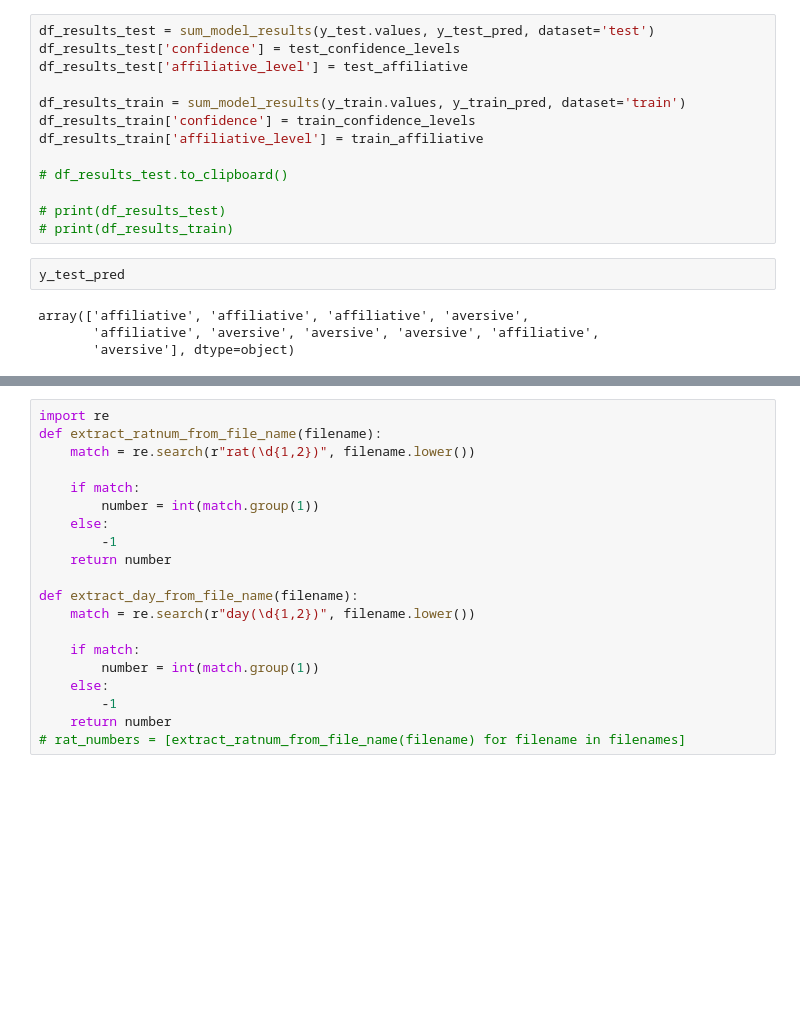
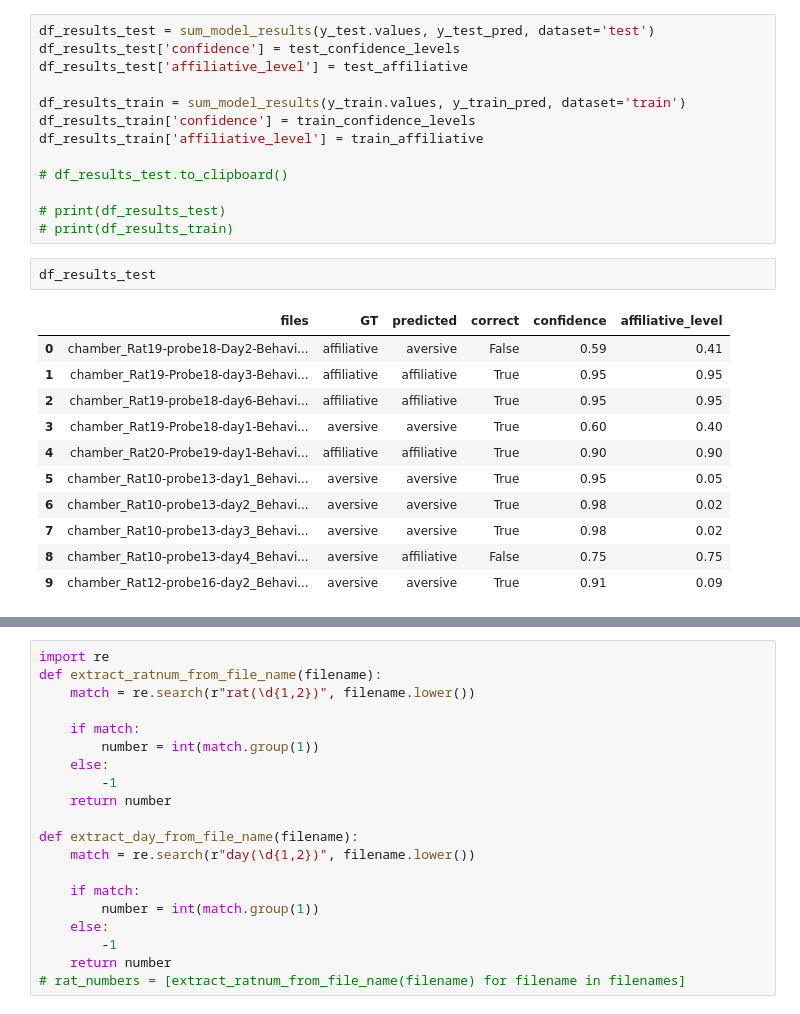
Before and after one commit to gutzcha/social_behavior_electro, a Jupyter notebook: data_organization/python/read_coherence_excel_summary-v2.ipynb, the cells around one changed output, grey strips where cells are left out. Drawn from its saved outputs; the diff is of its cells as text; blank space fills up the shorter version.

```diff
--- a/data_organization/python/read_coherence_excel_summary-v2.ipynb
+++ b/data_organization/python/read_coherence_excel_summary-v2.ipynb
@@ -425,11 +488,19 @@ df_results_train['affiliative_level'] = train_affiliative
 # print(df_results_test)
 # print(df_results_train)
 # %%
-y_test_pred
+df_results_test
 # %% [output]
-array(['affiliative', 'affiliative', 'affiliative', 'aversive',
-       'affiliative', 'aversive', 'aversive', 'aversive', 'affiliative',
-       'aversive'], dtype=object)
+|  | files | GT | predicted | correct | confidence | affiliative_level |
+| 0 | chamber_Rat19-probe18-Day2-Behavi... | affiliative | aversive | False | 0.59 | 0.41 |
+| 1 | chamber_Rat19-Probe18-day3-Behavi... | affiliative | affiliative | True | 0.95 | 0.95 |
+| 2 | chamber_Rat19-probe18-day6-Behavi... | affiliative | affiliative | True | 0.95 | 0.95 |
+| 3 | chamber_Rat19-Probe18-day1-Behavi... | aversive | aversive | True | 0.60 | 0.40 |
+| 4 | chamber_Rat20-Probe19-day1-Behavi... | affiliative | affiliative | True | 0.90 | 0.90 |
+| 5 | chamber_Rat10-probe13-day1_Behavi... | aversive | aversive | True | 0.95 | 0.05 |
+| 6 | chamber_Rat10-probe13-day2_Behavi... | aversive | aversive | True | 0.98 | 0.02 |
+| 7 | chamber_Rat10-probe13-day3_Behavi... | aversive | aversive | True | 0.98 | 0.02 |
+| 8 | chamber_Rat10-probe13-day4_Behavi... | aversive | affiliative | False | 0.75 | 0.75 |
+| 9 | chamber_Rat12-probe16-day2_Behavi... | aversive | aversive | True | 0.91 | 0.09 |
 # %%
 ret_test = eval_model(y_test.values,y_test_pred)
 ret_train = eval_model(y_train.values,y_train_pred)
```
Also changed, not shown: parts of 11 cells of this notebook, 17 other files.
